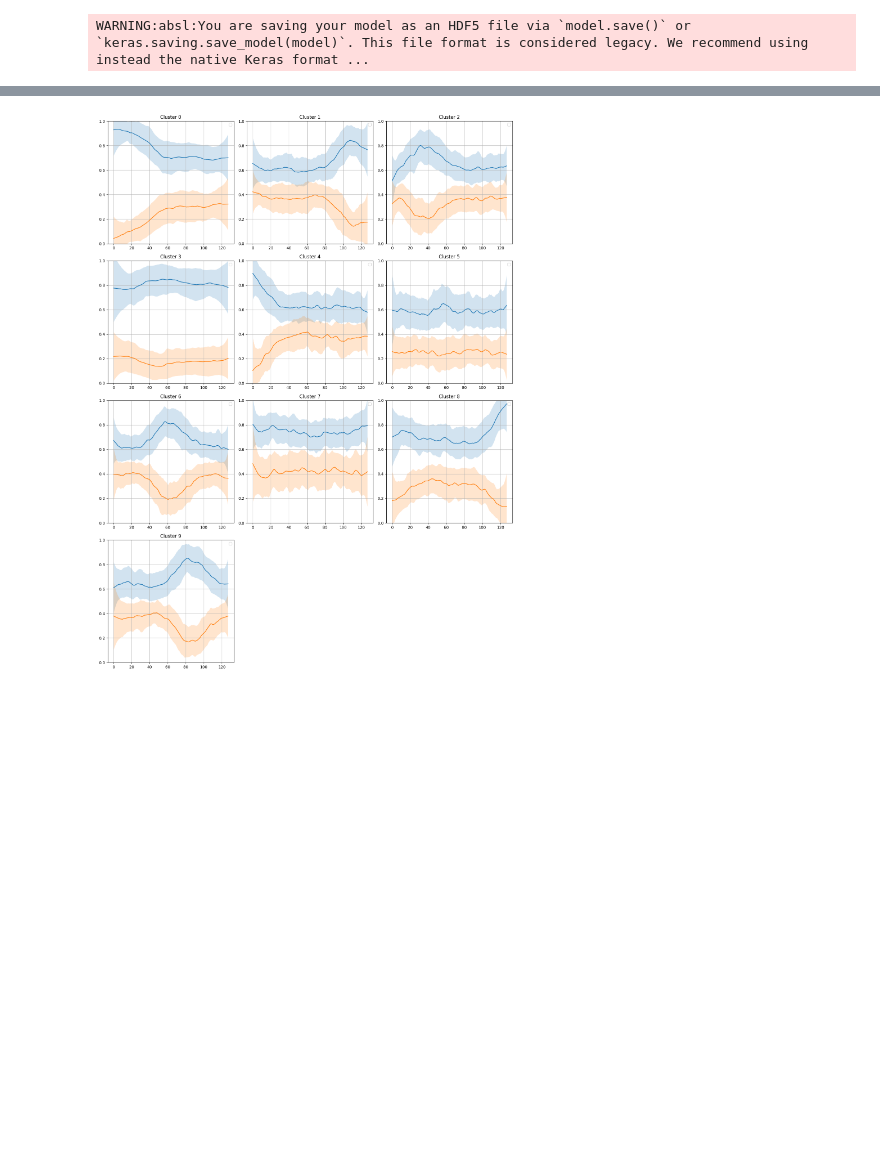
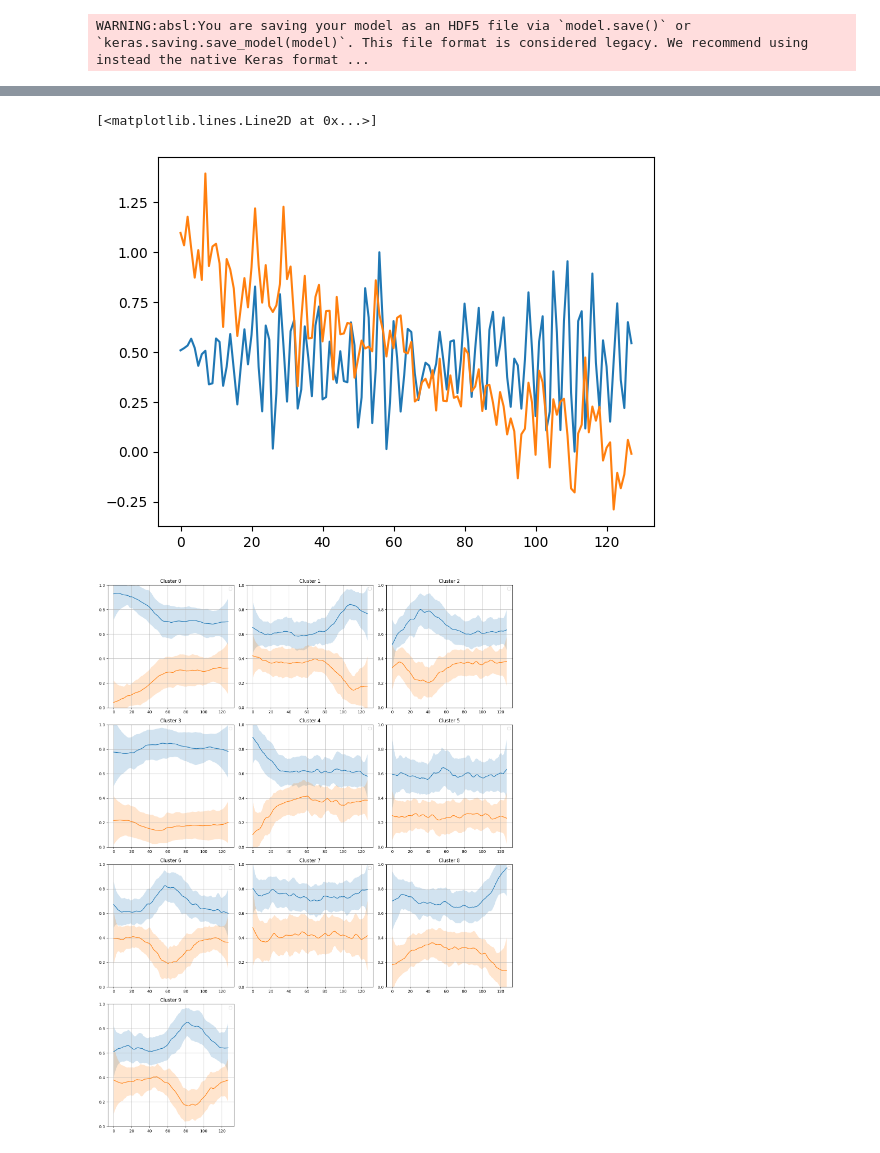
Before and after one commit to dasolma/diffLIME, a Jupyter notebook: src/phm_framework/notebooks/Train DPM.ipynb, the cells around one changed output, grey strips where cells are left out. Drawn from its saved outputs; the diff is of its cells as text; code cells hidden in the pictures; blank space fills up the shorter version.

```diff
--- a/src/phm_framework/notebooks/Train DPM.ipynb
+++ b/src/phm_framework/notebooks/Train DPM.ipynb
@@ -267,3 +168,21 @@ plt.plot(e2[0, :, 1])
+# %%
+from phm_framework.data import synthetic
+from importlib import reload
+reload(synthetic)
+
+s = X_train[100]
+f = generate_meta(s, centroids)
+
+f[-5] = -0.05
+
+sn = synthetic.generate_synthetic_from_dpm(s, model, centroids, forced_features=f)
+
+
+plt.plot(s)
+plt.plot(sn)
+# %% [output]
+[<matplotlib.lines.Line2D at 0x...>]
+[figure, added]
 # %%
 def plot_clusters(series_temporales, labels, centroids, stds, n_clusters):
     """
```
Also changed, not shown: parts of 7 cells of this notebook.
